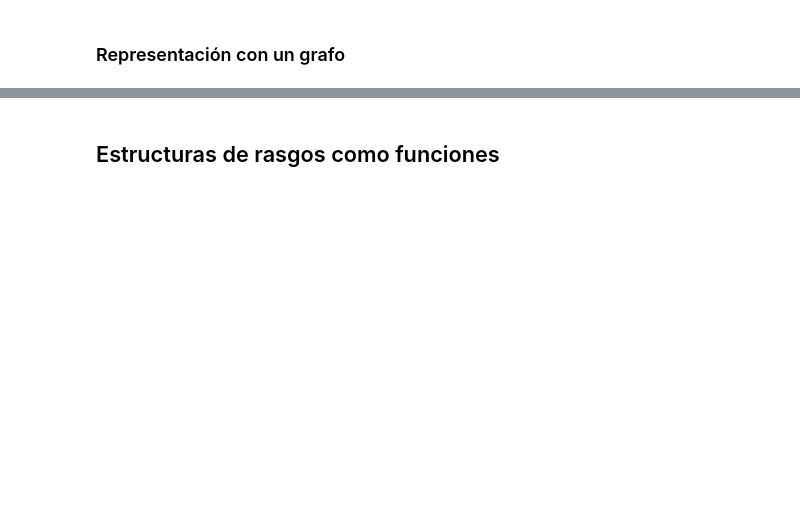
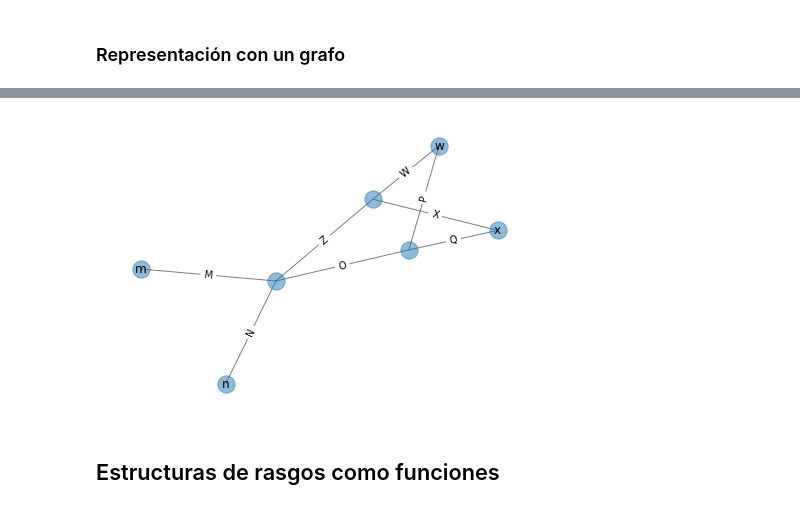
Before and after one commit to fernandocar86/seminario-gramaticas-formales, a Jupyter notebook: Clase-09/fcfg.ipynb, the cells around one changed output, grey strips where cells are left out. Drawn from its saved outputs; the diff is of its cells as text; code cells hidden in the pictures; blank space fills up the shorter version.

```diff
--- a/Clase-09/fcfg.ipynb
+++ b/Clase-09/fcfg.ipynb
@@ -426,0 +495,2 @@ fs2.subsumes(fs3)
+# %%
+n = nltk.FeatStruct('''[N=n, M=m, O=[P=p, Q=q], Z=[W=w, X=x]]''')
@@ -427,3 +549,7 @@ fs2.subsumes(fs3)
+# %%
+make_graph(n)
+# %% [output]
+[figure, added]
 # %% [markdown]
 ## Estructuras de rasgos como funciones
 # %% [markdown]
```
Also changed, not shown: parts of 55 cells of this notebook.
